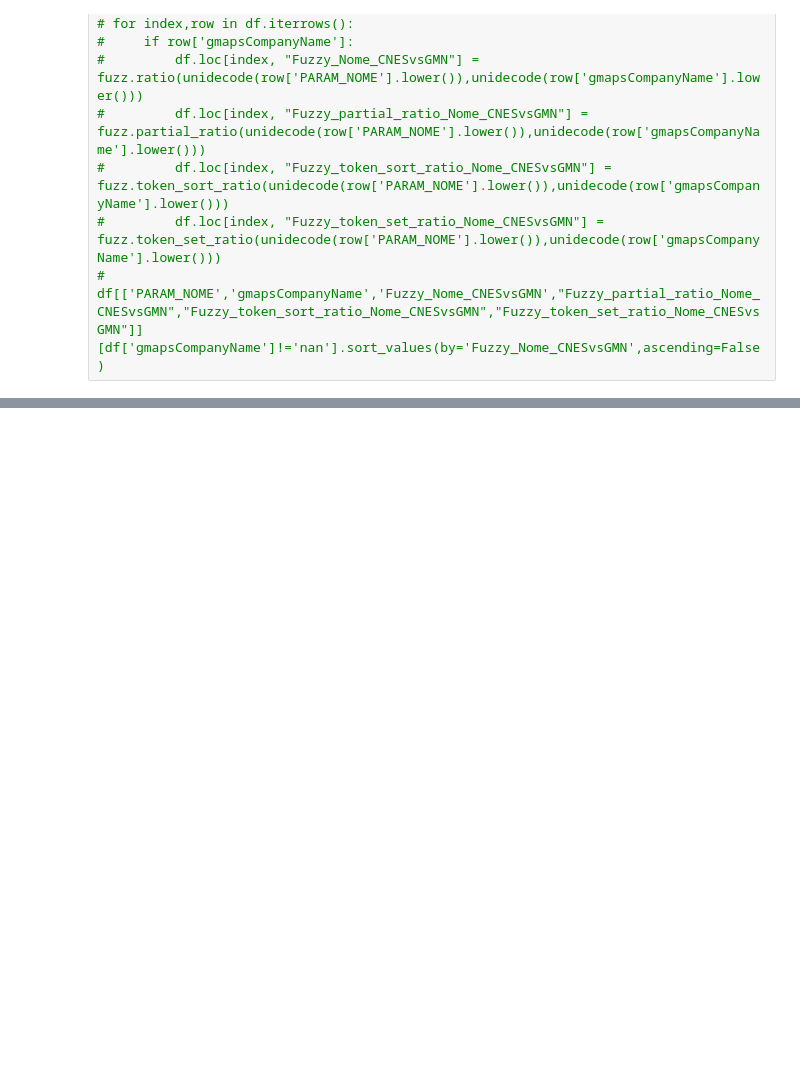
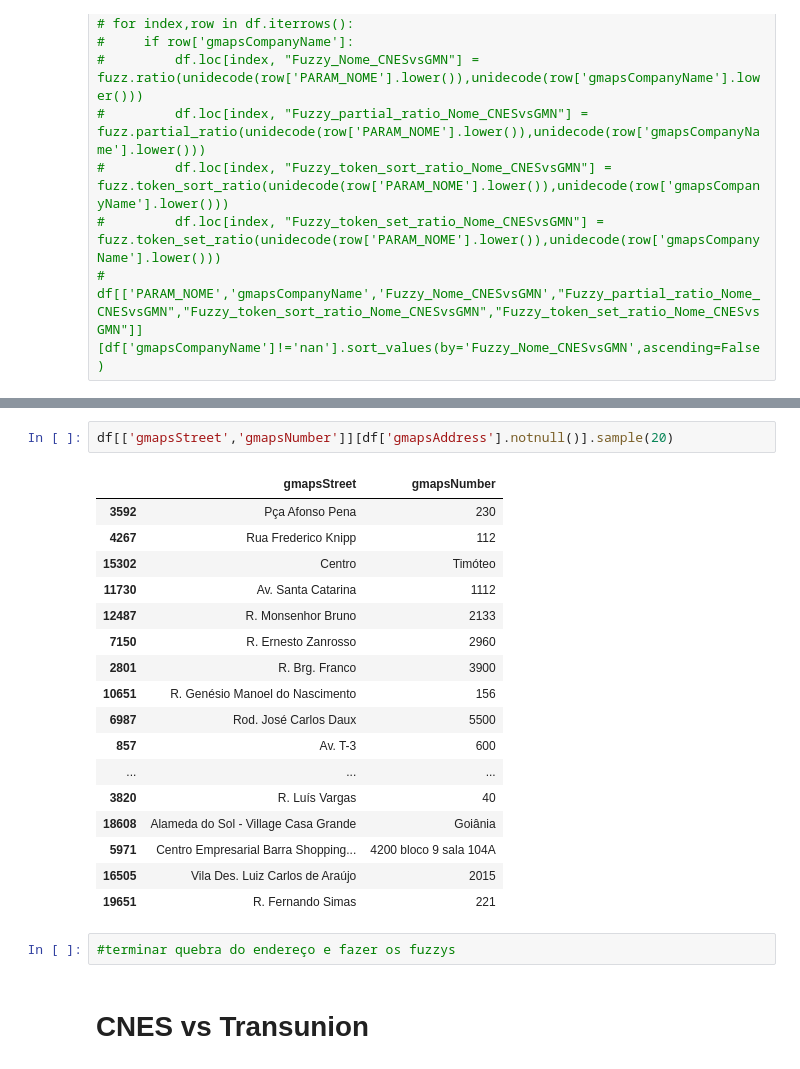
Before and after one commit to renatolotto/HZN-tese-psiquiatria, a Jupyter notebook: Fuzzy_pipe.ipynb, the cells around one changed output, grey strips where cells are left out. Cells and saved outputs as stored; diff of their text form; blank space fills up the shorter version.

```diff
--- a/Fuzzy_pipe.ipynb
+++ b/Fuzzy_pipe.ipynb
@@ -255,0 +294,24 @@ df[['gmapsStreet','gmapsNumber']][df['gmapsAddress'].notnull()]
+# %%
+df[['gmapsStreet','gmapsNumber']][df['gmapsAddress'].notnull()].sample(20)
+# %% [output]
+|  | gmapsStreet | gmapsNumber |
+| 3592 | Pça Afonso Pena | 230 |
+| 4267 | Rua Frederico Knipp | 112 |
+| 15302 | Centro | Timóteo |
+| 11730 | Av. Santa Catarina | 1112 |
+| 12487 | R. Monsenhor Bruno | 2133 |
+| 7150 | R. Ernesto Zanrosso | 2960 |
+| 2801 | R. Brg. Franco | 3900 |
+| 10651 | R. Genésio Manoel do Nascimento | 156 |
+| 6987 | Rod. José Carlos Daux | 5500 |
+| 857 | Av. T-3 | 600 |
+| ... | ... | ... |
+| 3820 | R. Luís Vargas | 40 |
+| 18608 | Alameda do Sol - Village Casa Grande | Goiânia |
+| 5971 | Centro Empresarial Barra Shopping... | 4200 bloco 9 sala 104A |
+| 16505 | Vila Des. Luiz Carlos de Araújo | 2015 |
+| 19651 | R. Fernando Simas | 221 |
+# %%
+#terminar quebra do endereço e fazer os fuzzys
+# %% [markdown]
+# CNES vs Transunion
```
Also changed, not shown: parts of 11 cells of this notebook, 5 other files.
